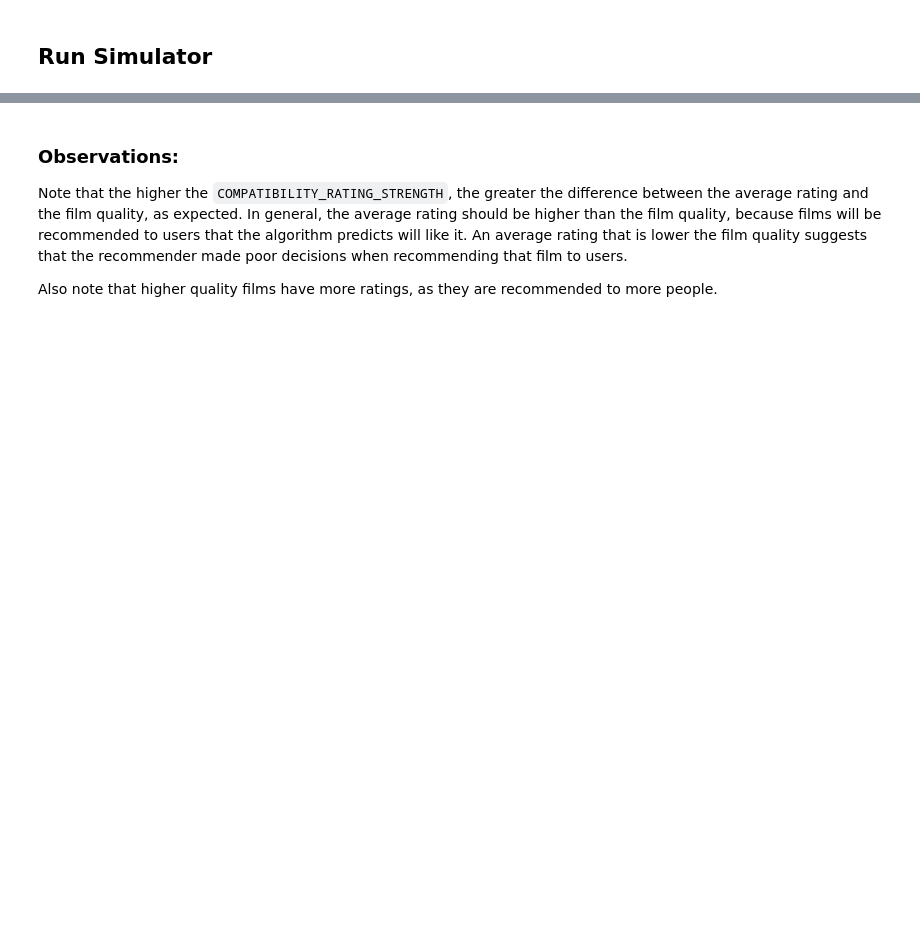
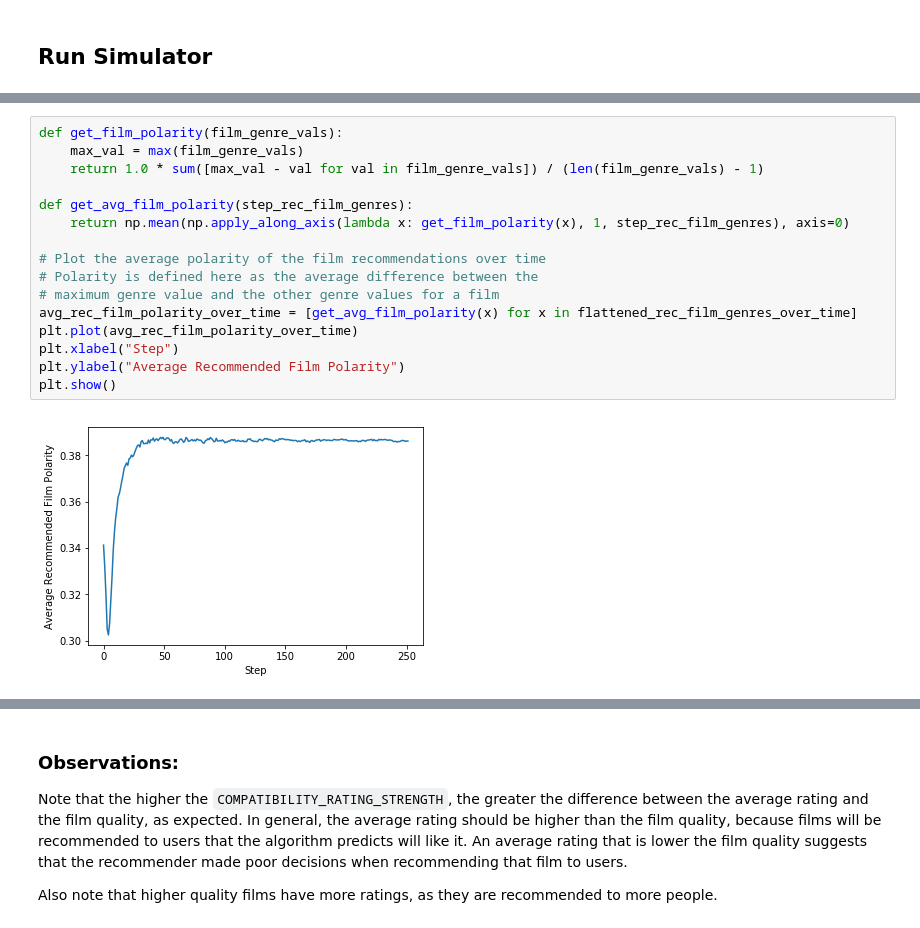
Before and after one commit to lgoodridge/VRA-Sim, a Jupyter notebook: Simulation.ipynb, the cells around one changed output, grey strips where cells are left out. Drawn from its saved outputs; the diff is of its cells as text; blank space fills up the shorter version.

```diff
--- a/Simulation.ipynb
+++ b/Simulation.ipynb
@@ -475,0 +532,18 @@ plt.show()
+# %%
+def get_film_polarity(film_genre_vals):
+    max_val = max(film_genre_vals)
+    return 1.0 * sum([max_val - val for val in film_genre_vals]) / (len(film_genre_vals) - 1)
+
+def get_avg_film_polarity(step_rec_film_genres):
+    return np.mean(np.apply_along_axis(lambda x: get_film_polarity(x), 1, step_rec_film_genres), axis=0)
+
+# Plot the average polarity of the film recommendations over time
+# Polarity is defined here as the average difference between the
+# maximum genre value and the other genre values for a film
+avg_rec_film_polarity_over_time = [get_avg_film_polarity(x) for x in flattened_rec_film_genres_over_time]
+plt.plot(avg_rec_film_polarity_over_time)
+plt.xlabel("Step")
+plt.ylabel("Average Recommended Film Polarity")
+plt.show()
+# %% [output]
+[figure, added]
```
Also changed, not shown: parts of 19 cells of this notebook.
